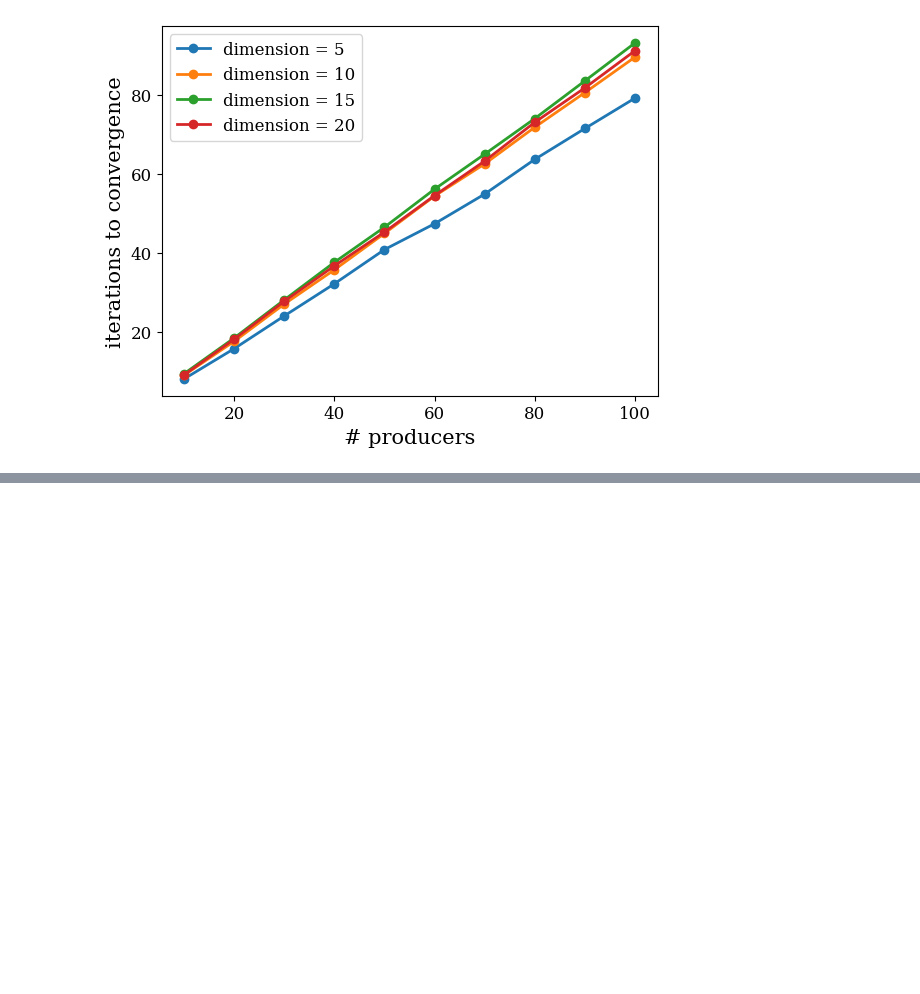
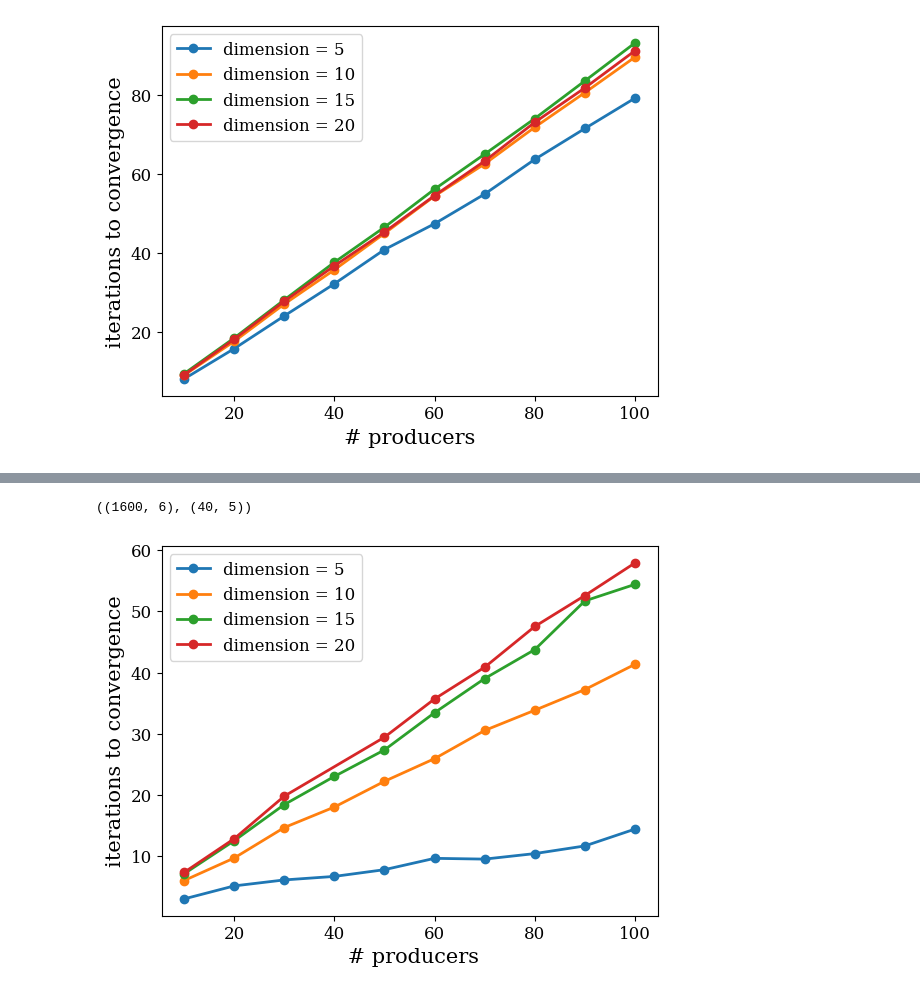
Before and after one commit to krishnacharya/recsys_eq, a Jupyter notebook: plots/plots_for_numiterations.ipynb, the cells around one changed output, grey strips where cells are left out. Drawn from its saved outputs; the diff is of its cells as text; code cells hidden in the pictures; blank space fills up the shorter version.

```diff
--- a/plots/plots_for_numiterations.ipynb
+++ b/plots/plots_for_numiterations.ipynb
@@ -184,0 +187,6 @@ plt.savefig('num_iter_softmax_weighted_dataset.pdf', bbox_inches='tight')
+# %%
+df_lin_det = pd.read_csv('../csv_results/linear_detailed_40runs_movielens_seed17.csv')
+df_lin_agg = pd.read_csv('../csv_results/linear_aggr_40runs_movielens_seed17.csv')
+
+df_softmax_det = pd.read_csv('../csv_results/softmax_detailed_40runs_movielens_seed17.csv')
+df_softmax_agg = pd.read_csv('../csv_results/softmax_aggr_40runs_movielens_seed17.csv')
@@ -184,0 +215,18 @@ plt.savefig('num_iter_softmax_weighted_dataset.pdf', bbox_inches='tight')
+# %%
+df_lin_agg = df_lin_agg[df_lin_agg['mean_iter_to_NE'] < 9999]
+# %%
+df_lin_det.shape, df_lin_agg.shape
+# %% [output]
+((1600, 6), (40, 5))
+# %%
+dims = df_lin_agg['dimension'].unique()
+plt.xlabel(' # producers')
+plt.ylabel('iterations to convergence') # linear pr
+for d in dims:
+  df_d_agg = df_lin_agg[df_lin_agg['dimension'] == d]
+  plt.plot(df_d_agg['num_prod'], df_d_agg['mean_iter_to_NE'], '-o', label = f'dimension = {d}')
+plt.legend(loc="upper left")
+
+plt.savefig('num_iter_linear_movielens_seed17.pdf', bbox_inches='tight')
+# %% [output]
+[figure, added]
```
Also changed, not shown: parts of 4 cells of this notebook, 6 other files.
